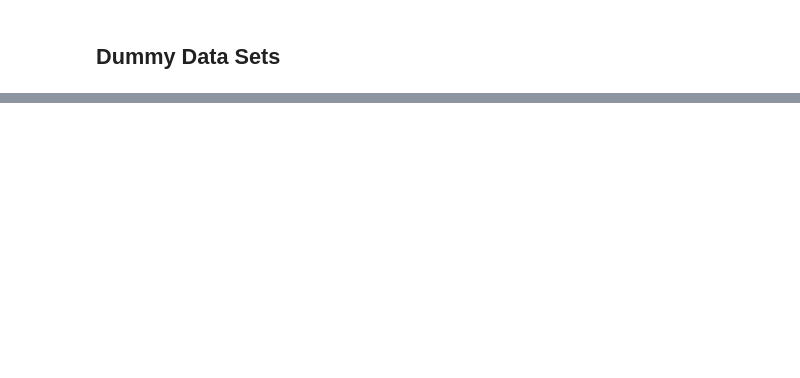
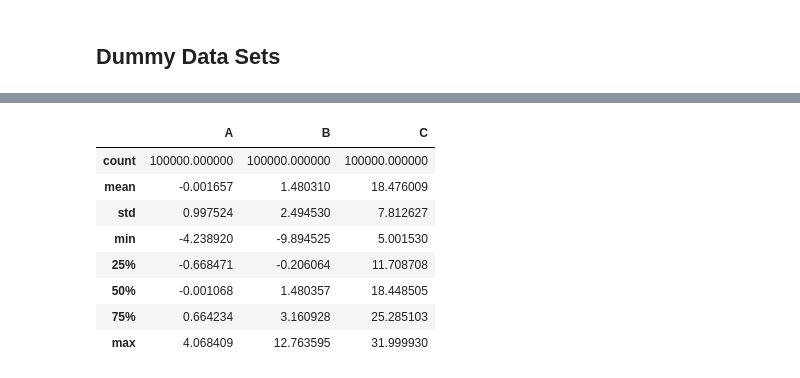
Before and after one commit to ameliendrez/machine-learning-data, a Jupyter notebook: My-Example/5. Data Cleaning - Funciones de distribución de probabilidades.ipynb, the cells around one changed output, grey strips where cells are left out. Drawn from its saved outputs; the diff is of its cells as text; code cells hidden in the pictures; blank space fills up the shorter version.

```diff
--- a/My-Example/5. Data Cleaning - Funciones de distribución de probabilidades.ipynb
+++ b/My-Example/5. Data Cleaning - Funciones de distribución de probabilidades.ipynb
@@ -177,0 +197,12 @@ result = pi_montecarlo(10000, 200)
+# %%
+data.describe()
+# %% [output]
+|  | A | B | C |
+| count | 100000.000000 | 100000.000000 | 100000.000000 |
+| mean | -0.001657 | 1.480310 | 18.476009 |
+| std | 0.997524 | 2.494530 | 7.812627 |
+| min | -4.238920 | -9.894525 | 5.001530 |
+| 25% | -0.668471 | -0.206064 | 11.708708 |
+| 50% | -0.001068 | 1.480357 | 18.448505 |
+| 75% | 0.664234 | 3.160928 | 25.285103 |
+| max | 4.068409 | 12.763595 | 31.999930 |
```
Also changed, not shown: parts of 17 cells of this notebook, 1 other file.
